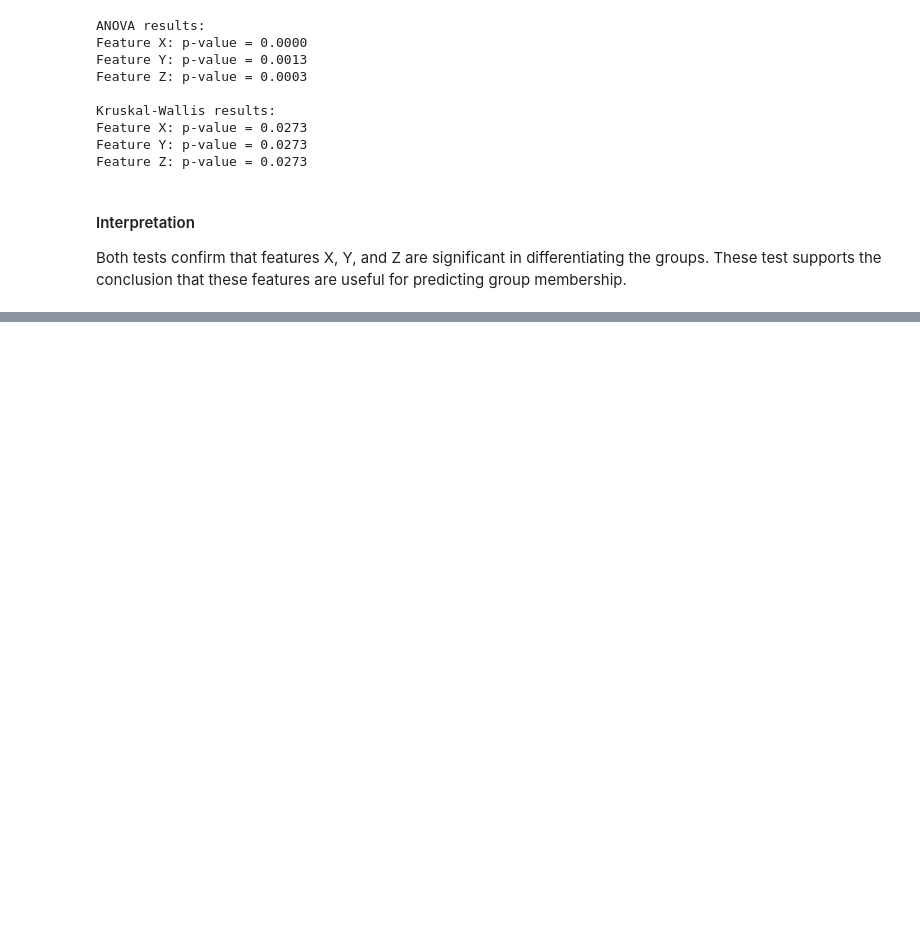
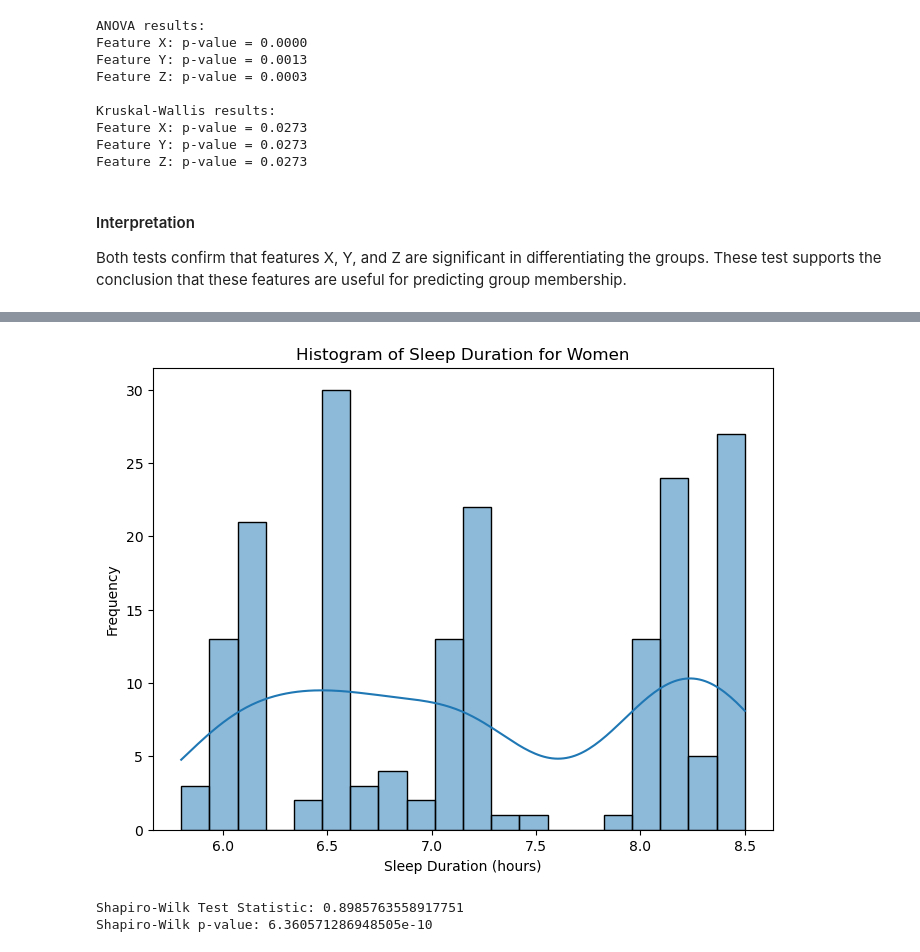
Before and after one commit to woxane/ML-Assignments, a Jupyter notebook: 1/ML-Assignment_1.ipynb, the cells around one changed output, grey strips where cells are left out. Cells and saved outputs as stored; diff of their text form; code cells hidden in the pictures; blank space fills up the shorter version.

```diff
--- a/1/ML-Assignment_1.ipynb
+++ b/1/ML-Assignment_1.ipynb
@@ -258,0 +469,23 @@ Both tests confirm that features X, Y, and Z are significant in differentiating
+# %%
+import scipy.stats as stats
+import matplotlib.pyplot as plt
+import seaborn as sns
+
+# Filter dataset for women
+women_sleep_duration = df[df["Gender"] == "Female"]["Sleep Duration"]
+# %%
+# Visualization
+plt.figure(figsize=(8, 6))
+sns.histplot(women_sleep_duration, bins=20, kde=True)
+plt.title("Histogram of Sleep Duration for Women")
+plt.xlabel("Sleep Duration (hours)")
+plt.ylabel("Frequency")
+plt.show()
+
+shapiro_test = stats.shapiro(women_sleep_duration)
+print("Shapiro-Wilk Test Statistic:", shapiro_test.statistic)
+print("Shapiro-Wilk p-value:", shapiro_test.pvalue)
+# %% [output]
+[figure, added]
+Shapiro-Wilk Test Statistic: 0.8985763558917751
+Shapiro-Wilk p-value: 6.360571286948505e-10
```
Also changed, not shown: parts of 44 cells of this notebook.
